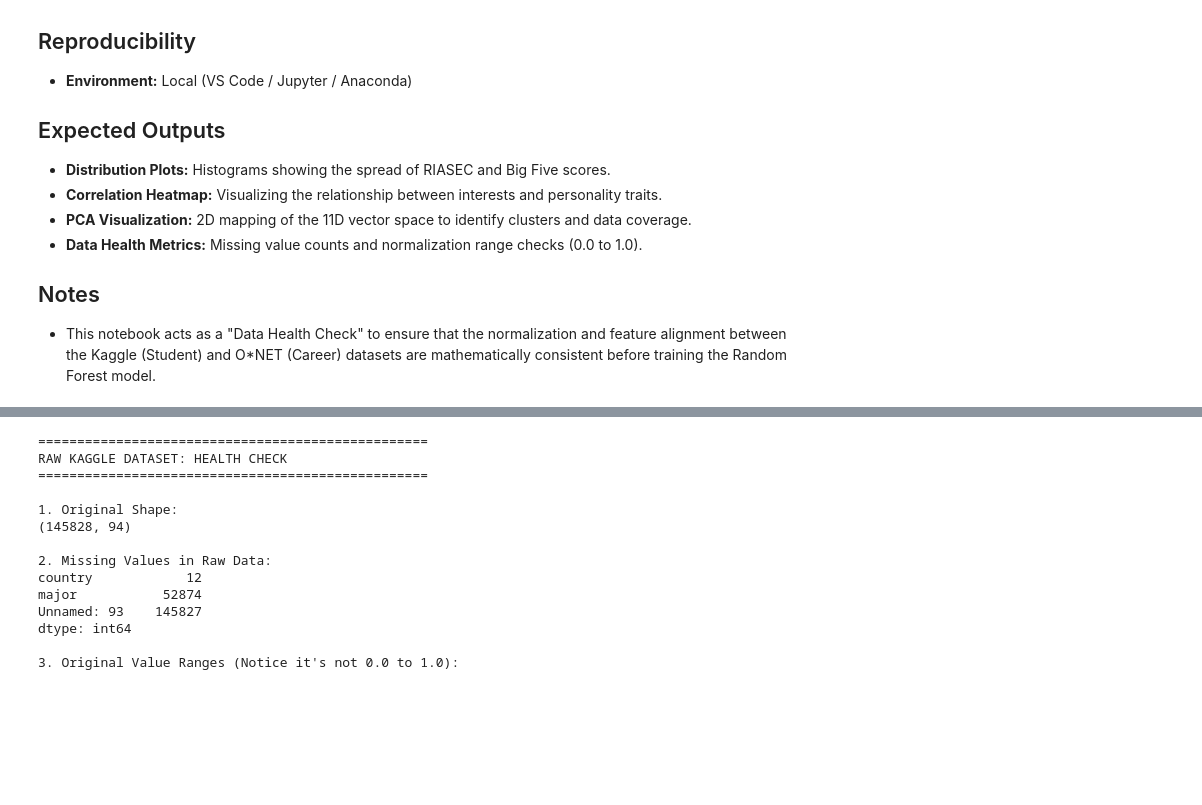
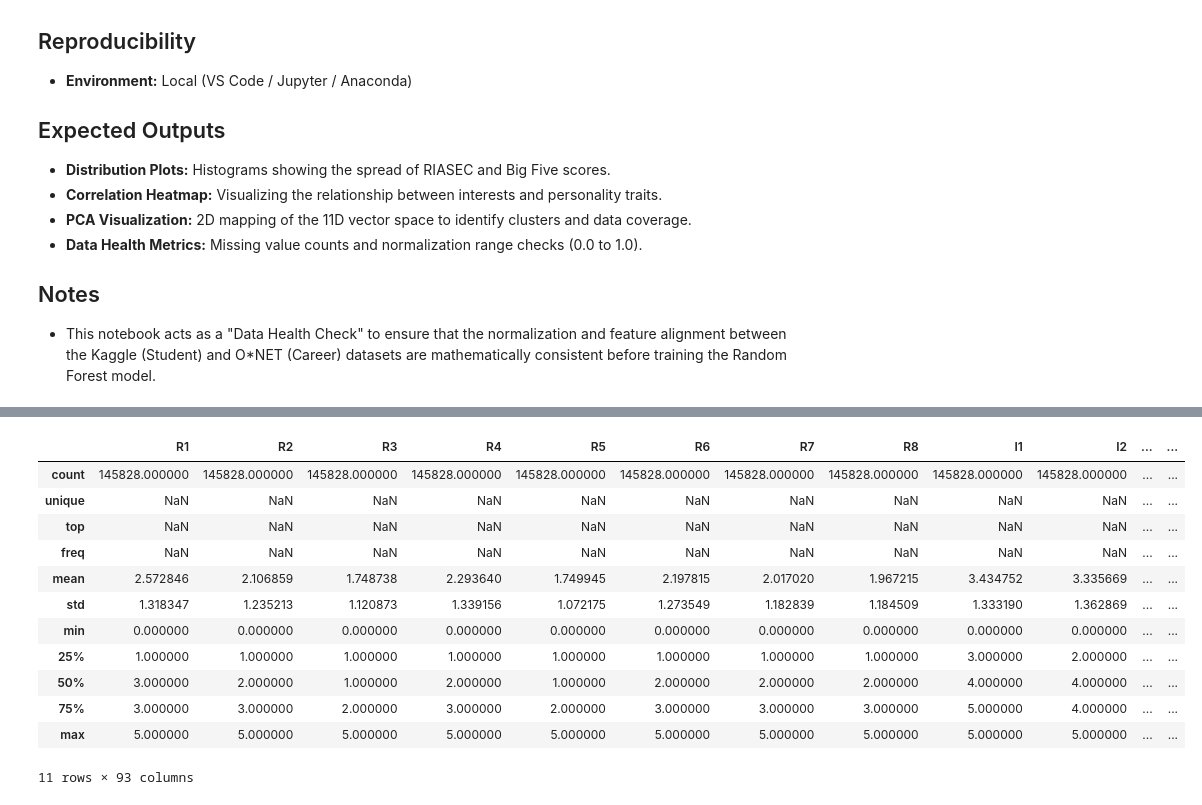
Before and after one commit to NMeiners/Find-My-Major-ML-Extension, a Jupyter notebook: notebooks/EDA.ipynb, the cells around one changed output, grey strips where cells are left out. Saved outputs shown, nothing was run; the diff lists cells and outputs as text; code cells hidden in the pictures; blank space fills up the shorter version.

```diff
--- a/notebooks/EDA.ipynb
+++ b/notebooks/EDA.ipynb
@@ -29,3 +29,19 @@ To validate data integrity, identify underlying distributions across the 11-poin
 
 ## Notes
 - This notebook acts as a "Data Health Check" to ensure that the normalization and feature alignment between the Kaggle (Student) and O*NET (Career) datasets are mathematically consistent before training the Random Forest model.
+# %%
+import pandas as pd
+
+# Update this path to where your Kaggle Raw file is saved
+kaggle_raw_path = 'docs\data\Kaggle_Raw.csv'
+
+try:
+    kaggle_raw = pd.read_csv(kaggle_raw_path)
+except FileNotFoundError:
+    kaggle_raw = pd.read_csv(f"../{kaggle_raw_path}")
+
+print("Kaggle Columns:")
+print(kaggle_raw.columns.tolist())
+
+# Look at the first 5 rows to see how they store the RIASEC data
+display(kaggle_raw.head())
@@ -32,41 +58,17 @@ To validate data integrity, identify underlying distributions across the 11-poin
 # %%
-import pandas as pd
-
-# Load the RAW Kaggle data
-raw_data_path = Path.cwd() / "docs/data/raw_kaggle_data.csv"
-if not raw_data_path.exists():
-    raw_data_path = Path.cwd().parent / "docs/data/raw_kaggle_data.csv"
-
-# Try reading with a tab separator
-raw_df = pd.read_csv(raw_data_path, sep='\t')
-
-print("="*50)
-print("RAW KAGGLE DATASET: HEALTH CHECK")
-print("="*50)
-
-print("\n1. Original Shape:")
-print(raw_df.shape)
-
-print("\n2. Missing Values in Raw Data:")
-raw_missing = raw_df.isnull().sum()
-print(raw_missing[raw_missing > 0]) # Only show columns with nulls
-
-print("\n3. Original Value Ranges (Notice it's not 0.0 to 1.0):")
-# Pick a few columns to look at the original min/max
-raw_df
+kaggle_raw.describe(include='all')
 # %% [output]
+|  | R1 | R2 | R3 | R4 | R5 | R6 | R7 | R8 | I1 | I2 | ... | ... |
+| count | 145828.000000 | 145828.000000 | 145828.000000 | 145828.000000 | 145828.000000 | 145828.000000 | 145828.000000 | 145828.000000 | 145828.000000 | 145828.000000 | ... | ... |
+| unique | NaN | NaN | NaN | NaN | NaN | NaN | NaN | NaN | NaN | NaN | ... | ... |
+| top | NaN | NaN | NaN | NaN | NaN | NaN | NaN | NaN | NaN | NaN | ... | ... |
+| freq | NaN | NaN | NaN | NaN | NaN | NaN | NaN | NaN | NaN | NaN | ... | ... |
+| mean | 2.572846 | 2.106859 | 1.748738 | 2.293640 | 1.749945 | 2.197815 | 2.017020 | 1.967215 | 3.434752 | 3.335669 | ... | ... |
+| std | 1.318347 | 1.235213 | 1.120873 | 1.339156 | 1.072175 | 1.273549 | 1.182839 | 1.184509 | 1.333190 | 1.362869 | ... | ... |
+| min | 0.000000 | 0.000000 | 0.000000 | 0.000000 | 0.000000 | 0.000000 | 0.000000 | 0.000000 | 0.000000 | 0.000000 | ... | ... |
+| 25% | 1.000000 | 1.000000 | 1.000000 | 1.000000 | 1.000000 | 1.000000 | 1.000000 | 1.000000 | 3.000000 | 2.000000 | ... | ... |
+| 50% | 3.000000 | 2.000000 | 1.000000 | 2.000000 | 1.000000 | 2.000000 | 2.000000 | 2.000000 | 4.000000 | 4.000000 | ... | ... |
+| 75% | 3.000000 | 3.000000 | 2.000000 | 3.000000 | 2.000000 | 3.000000 | 3.000000 | 3.000000 | 5.000000 | 4.000000 | ... | ... |
+| max | 5.000000 | 5.000000 | 5.000000 | 5.000000 | 5.000000 | 5.000000 | 5.000000 | 5.000000 | 5.000000 | 5.000000 | ... | ... |
-==================================================
-RAW KAGGLE DATASET: HEALTH CHECK
-==================================================
-
-1. Original Shape:
-(145828, 94)
-
-2. Missing Values in Raw Data:
-country            12
-major           52874
-Unnamed: 93    145827
-dtype: int64
-
-3. Original Value Ranges (Notice it's not 0.0 to 1.0):
+11 rows × 93 columns
 # %%
```
Also changed, not shown: parts of 5 cells of this notebook, 7 other files.
